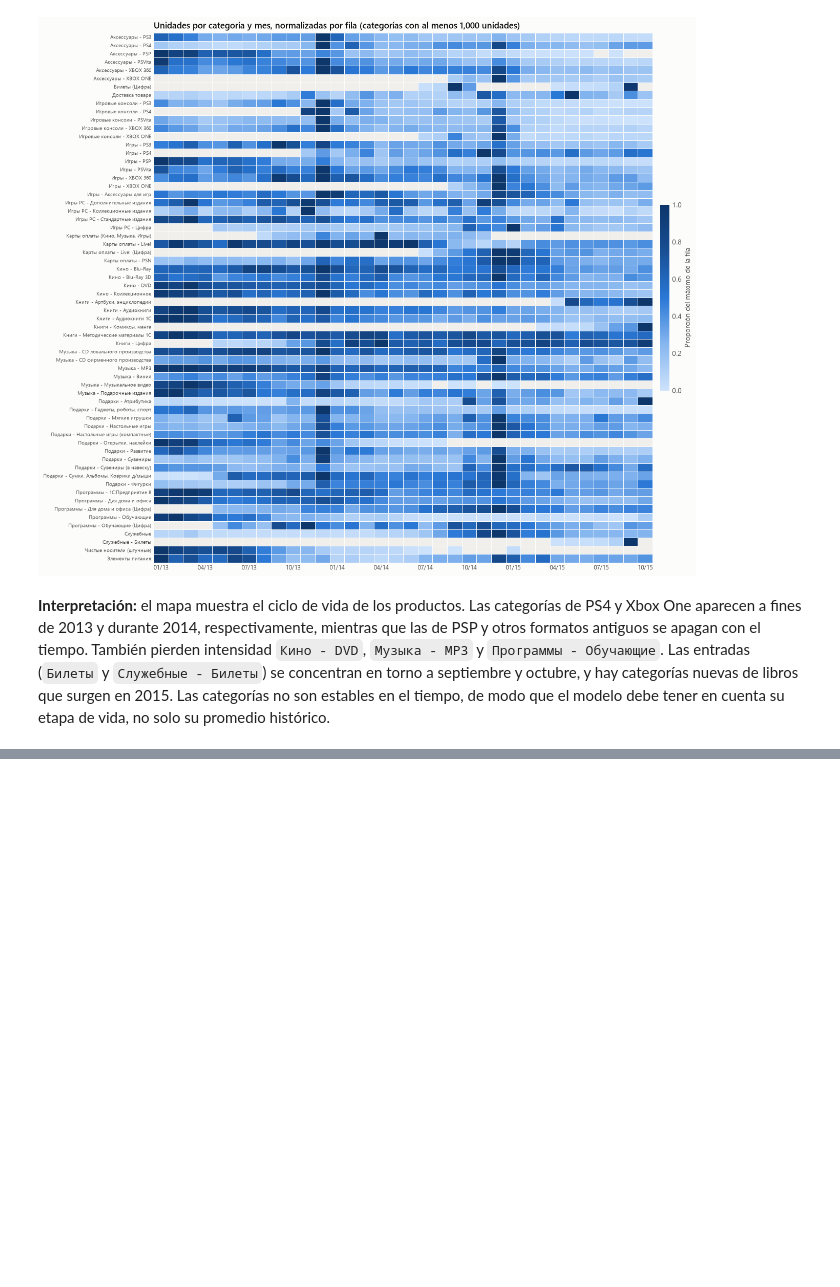
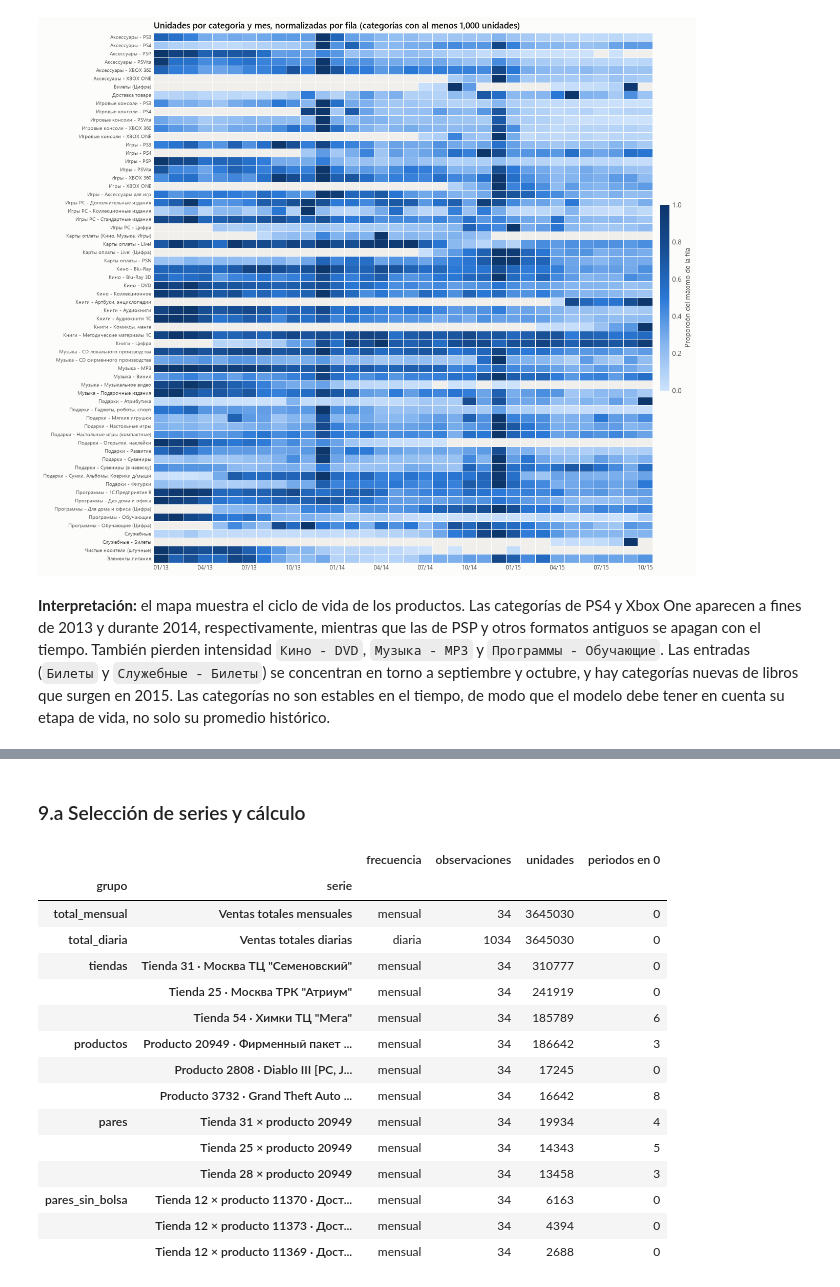
Before and after one commit to Santacruz97/predict-future-sales, a Jupyter notebook: notebooks/01_exploratory_data_analysis.ipynb, the cells around one changed output, grey strips where cells are left out. Drawn from its saved outputs; the diff is of its cells as text; code cells hidden in the pictures; blank space fills up the shorter version.

```diff
--- a/notebooks/01_exploratory_data_analysis.ipynb
+++ b/notebooks/01_exploratory_data_analysis.ipynb
@@ -2560,0 +2270,77 @@ with pd.option_context("display.max_colwidth", None):
+# %% [markdown]
+### 9.a Selección de series y cálculo
+# %%
+import numpy as np
+from statsmodels.tsa.stattools import acf, pacf
+
+REZAGO_ESTACIONAL = {"mensual": 12, "diaria": 7}
+MESES_COMPLETOS = pd.date_range("2013-01-01", periods=34, freq="MS")
+
+
+def serie_mensual(filas):
+    """Suma mensual de unidades netas con 0 en los meses sin ventas."""
+    serie = filas.groupby("date_block_num")["item_cnt_day"].sum().reindex(range(34), fill_value=0)
+    serie.index = MESES_COMPLETOS
+    return serie
+
+
+top_tiendas = ventas.groupby("shop_id")["item_cnt_day"].sum().nlargest(3)
+top_productos = ventas.groupby("item_id")["item_cnt_day"].sum().nlargest(3)
+top_pares = ventas.groupby(["shop_id", "item_id"])["item_cnt_day"].sum().nlargest(3)
+top_pares_sin_bolsa = ventas[ventas["item_id"] != 20949].groupby(["shop_id", "item_id"])["item_cnt_day"].sum().nlargest(3)
+nombre_tienda = shops.set_index("shop_id")["shop_name"]
+nombre_producto = items.set_index("item_id")["item_name"].str.strip()
+
+grupos_series = {
+    "total_mensual": [{"nombre": "Ventas totales mensuales", "frecuencia": "mensual", "serie": serie_mensual(ventas)}],
+    "total_diaria": [{"nombre": "Ventas totales diarias", "frecuencia": "diaria", "serie": ventas.groupby("date")["item_cnt_day"].sum().asfreq("D")}],
+    "tiendas": [
+        {"nombre": f"Tienda {t} · {nombre_tienda[t][:32]}", "frecuencia": "mensual", "serie": serie_mensual(ventas[ventas["shop_id"] == t])}
+        for t in top_tiendas.index
+    ],
+    "productos": [
+        {"nombre": f"Producto {p} · {nombre_producto[p][:32]}", "frecuencia": "mensual", "serie": serie_mensual(ventas[ventas["item_id"] == p])}
+        for p in top_productos.index
+    ],
+    "pares": [
+        {"nombre": f"Tienda {t} × producto {p}", "frecuencia": "mensual", "serie": serie_mensual(ventas[(ventas["shop_id"] == t) & (ventas["item_id"] == p)])}
+        for t, p in top_pares.index
+    ],
+    "pares_sin_bolsa": [
+        {"nombre": f"Tienda {t} × producto {p} · {nombre_producto[p][:22]}", "frecuencia": "mensual", "serie": serie_mensual(ventas[(ventas["shop_id"] == t) & (ventas["item_id"] == p)])}
+        for t, p in top_pares_sin_bolsa.index
+    ],
+}
+
+resumen_seleccion = pd.DataFrame(
+    [
+        {
+            "grupo": grupo,
+            "serie": s["nombre"],
+            "frecuencia": s["frecuencia"],
+            "observaciones": len(s["serie"]),
+            "unidades": int(s["serie"].sum()),
+            "periodos en 0": int((s["serie"] == 0).sum()),
+        }
+        for grupo, lista in grupos_series.items()
+        for s in lista
+    ]
+).set_index(["grupo", "serie"])
+resumen_seleccion
+# %% [output]
+|  |  | frecuencia | observaciones | unidades | periodos en 0 |
+| grupo | serie |  |  |  |  |
+| total_mensual | Ventas totales mensuales | mensual | 34 | 3645030 | 0 |
+| total_diaria | Ventas totales diarias | diaria | 1034 | 3645030 | 0 |
+| tiendas | Tienda 31 · Москва ТЦ "Семеновский" | mensual | 34 | 310777 | 0 |
+|  | Tienda 25 · Москва ТРК "Атриум" | mensual | 34 | 241919 | 0 |
+|  | Tienda 54 · Химки ТЦ "Мега" | mensual | 34 | 185789 | 6 |
+| productos | Producto 20949 · Фирменный пакет ... | mensual | 34 | 186642 | 3 |
+|  | Producto 2808 · Diablo III [PC, J... | mensual | 34 | 17245 | 0 |
+|  | Producto 3732 · Grand Theft Auto ... | mensual | 34 | 16642 | 8 |
+| pares | Tienda 31 × producto 20949 | mensual | 34 | 19934 | 4 |
+|  | Tienda 25 × producto 20949 | mensual | 34 | 14343 | 5 |
+|  | Tienda 28 × producto 20949 | mensual | 34 | 13458 | 3 |
+| pares_sin_bolsa | Tienda 12 × producto 11370 · Дост... | mensual | 34 | 6163 | 0 |
+|  | Tienda 12 × producto 11373 · Дост... | mensual | 34 | 4394 | 0 |
+|  | Tienda 12 × producto 11369 · Дост... | mensual | 34 | 2688 | 0 |
```
Also changed, not shown: parts of 68 cells of this notebook, 2 other files.
